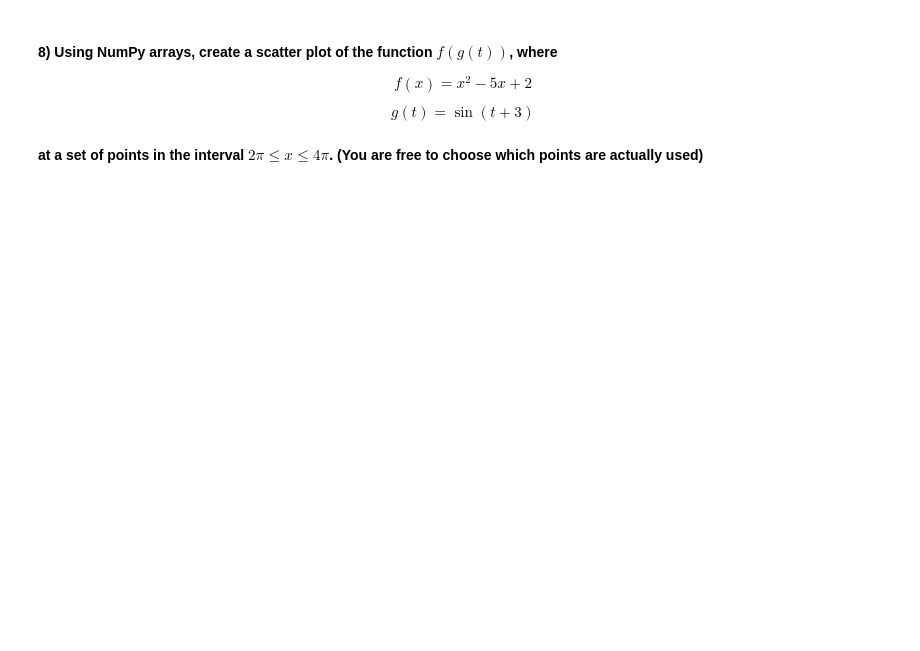
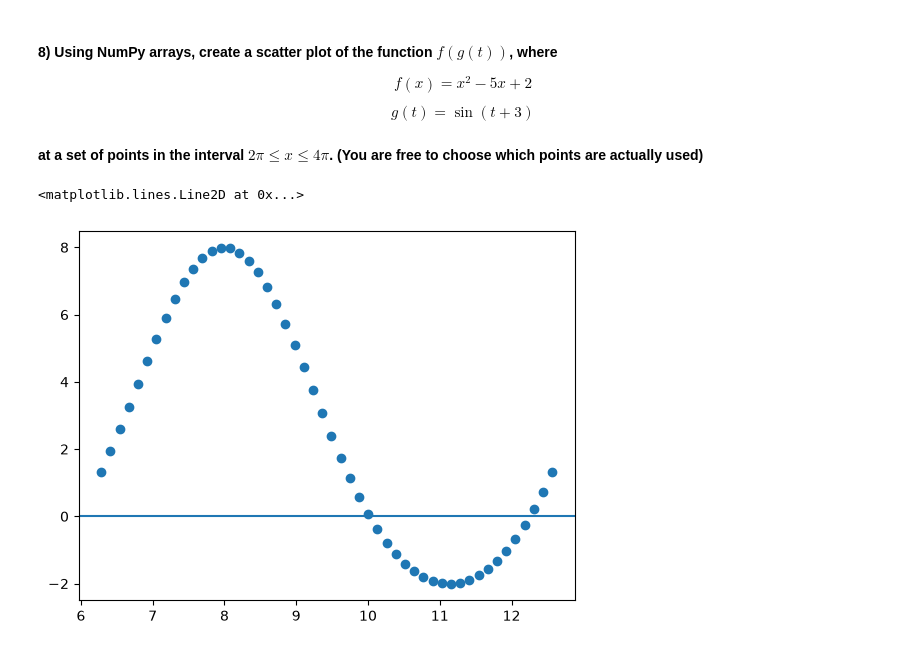
Before and after one commit to moozsqueed/datasci185fall2026, a Jupyter notebook: Lecture_05_Libraries_and_Specialized_Functions/Lecture5 copy.ipynb, the cells around one changed output. Saved outputs shown, nothing was run; the diff lists cells and outputs as text; code cells hidden in the pictures; blank space fills up the shorter version.

```diff
--- a/Lecture_05_Libraries_and_Specialized_Functions/Lecture5 copy.ipynb
+++ b/Lecture_05_Libraries_and_Specialized_Functions/Lecture5 copy.ipynb
@@ -735,0 +768,12 @@ $$ g(t) = \sin(t + 3) $$
+# %%
+# your code here
+vals = np.linspace(2*np.pi, 4*np.pi, 50)
+
+gt = np.sin(vals + 3)
+fx = gt**2 -5*gt + 2
+
+plt.scatter(vals, fx)
+plt.axhline()
+# %% [output]
+<matplotlib.lines.Line2D at 0x...>
+[figure, added]
```
Also changed, not shown: parts of 20 cells of this notebook, 5 other files.
